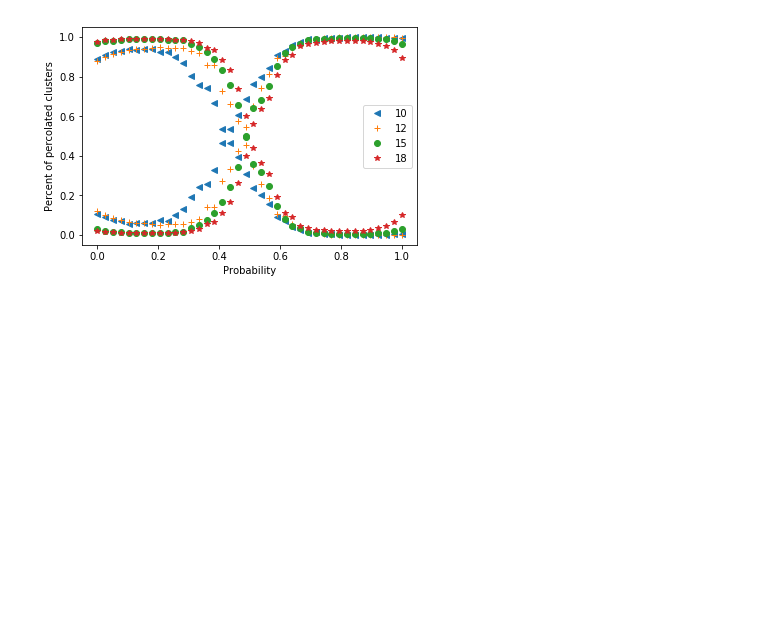
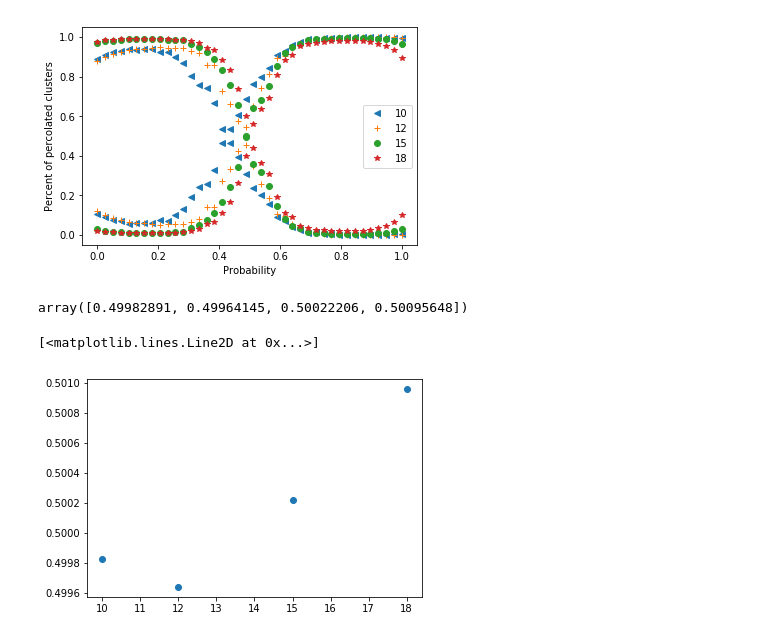
Before and after one commit to nahumsa/Percolation, a Jupyter notebook: Percolation_ML.ipynb, the cells around one changed output. Saved outputs shown, nothing was run; the diff lists cells and outputs as text; code cells hidden in the pictures; blank space fills up the shorter version.

```diff
--- a/Percolation_ML.ipynb
+++ b/Percolation_ML.ipynb
@@ -341,0 +343,20 @@ plt.show()
+# %%
+interssections = np.zeros(len(P))
+for i in range(len(P)):
+    x = P[i]
+    y_1 = P_1[i]
+    y_2 = P_2[i]
+    f1 = interp1d(x, y_1, kind='cubic')
+    f2 = interp1d(x, y_2, kind='cubic')
+    xnew = np.linspace(x[0], x[-1], num=1000,endpoint=True)
+    y = f1(xnew)-f2(xnew)
+    interssections[i] = np.mean(f1(xnew)[np.bitwise_and(y<0.01,y>-0.01)])
+# %%
+interssections
+# %% [output]
+array([0.49982891, 0.49964145, 0.50022206, 0.50095648])
+# %%
+plt.plot(N,interssections, 'o')
+# %% [output]
+[<matplotlib.lines.Line2D at 0x...>]
+[figure, added]
```
Also changed, not shown: parts of 8 cells of this notebook, 8 other files.
